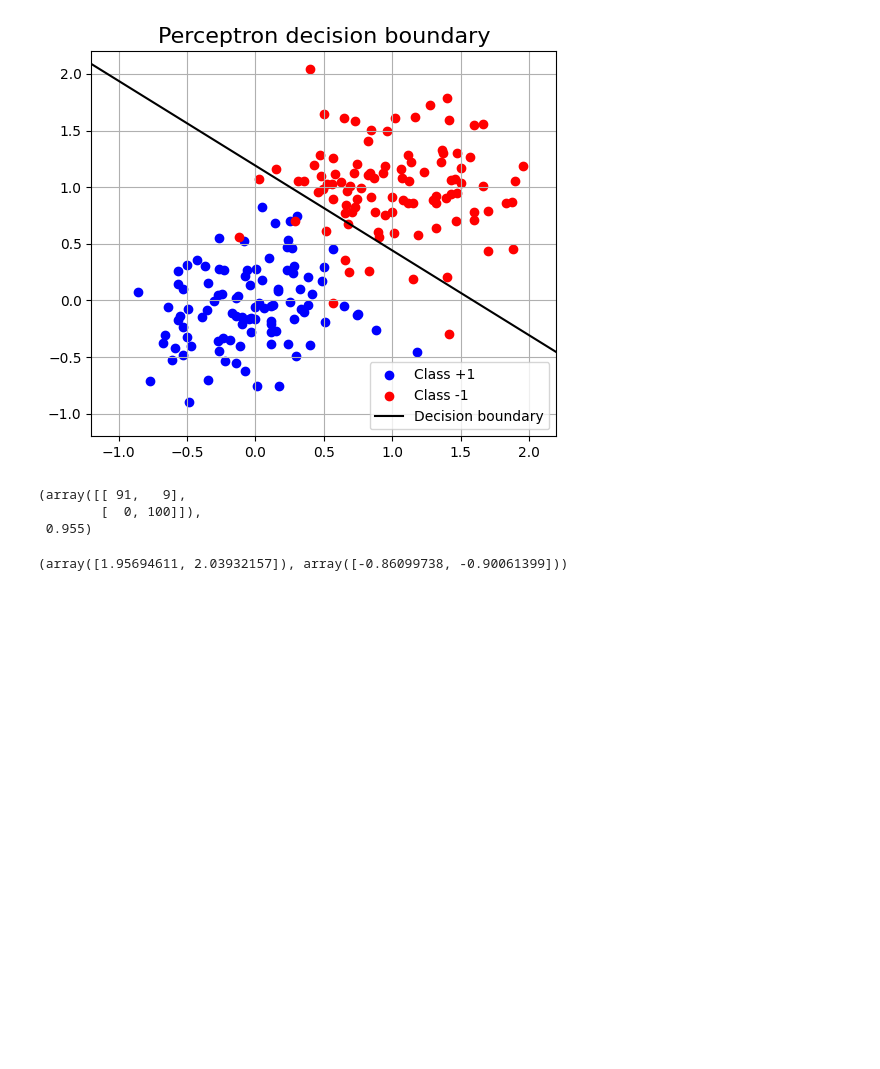
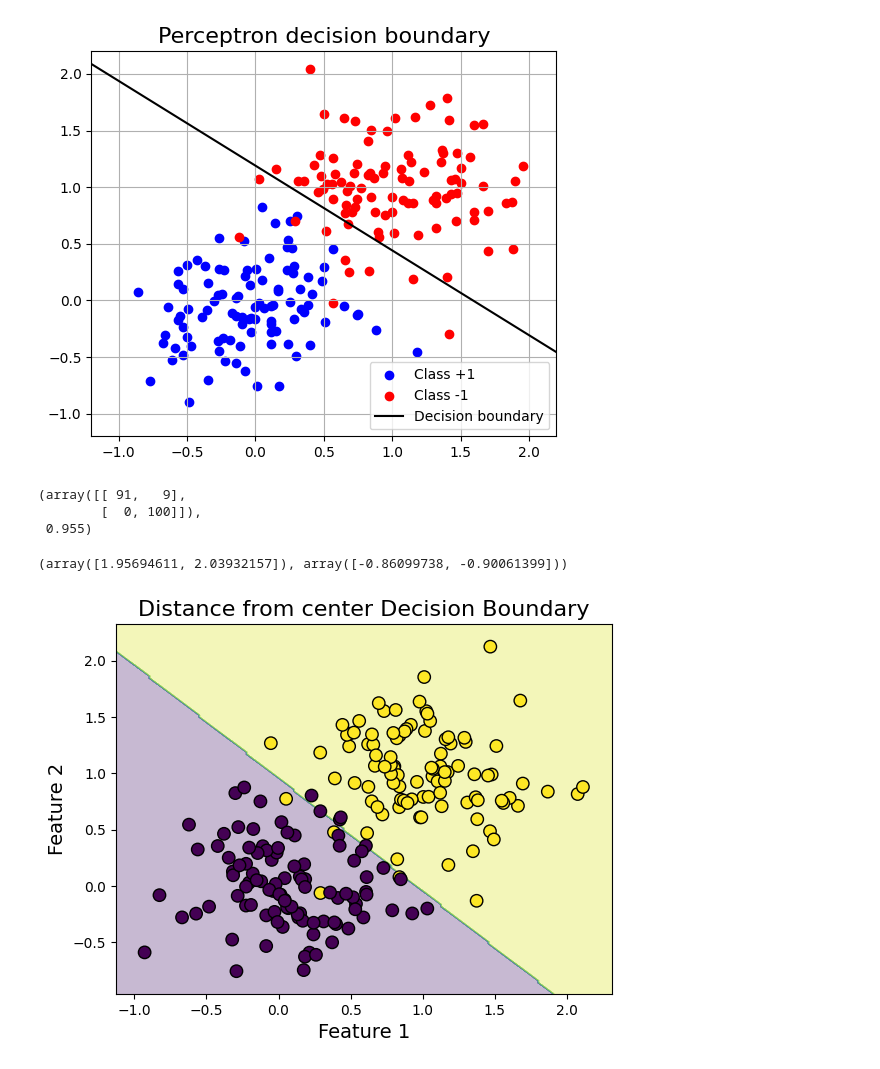
Before and after one commit to ajakovac/ML-in-Practice-I, a Jupyter notebook: DT and bagging.ipynb, the cells around one changed output. Drawn from its saved outputs; the diff is of its cells as text; code cells hidden in the pictures; blank space fills up the shorter version.

```diff
--- a/DT and bagging.ipynb
+++ b/DT and bagging.ipynb
@@ -1127,0 +1135,26 @@ np.max(X_train, axis=0), np.min(X_train, axis=0)
+# %%
+# 1. generate data
+X,y = generate_data(100, 123, width=0.4, offset_A=(1,1), offset_B=(0,0))
+# Generate test data
+X_test, y_test = generate_data(100, 125, width=0.4, offset_A=(1,1), offset_B=(0,0))
+
+pcl = PCA_classifier(n_components=0)
+pcl.fit(X,y)
+accuracy_score(pcl.predict(X_test),y_test)
+
+# Plot decision boundary
+xx, yy = np.meshgrid(
+    np.linspace(X_test[:, 0].min() - 0.2, X_test[:, 0].max() + 0.2, 200),
+    np.linspace(X_test[:, 1].min() - 0.2, X_test[:, 1].max() + 0.2, 200)
+)
+Z = pcl.predict(np.c_[xx.ravel(), yy.ravel()]).reshape(xx.shape)
+
+plt.contourf(xx, yy, -Z, alpha=0.3)
+plt.scatter(X_test[:, 0], X_test[:, 1], c=-y_test, edgecolor='k', s=80)
+plt.title("Distance from center Decision Boundary", fontsize=16)
+plt.xlabel("Feature 1", fontsize=14)
+plt.ylabel("Feature 2", fontsize=14)
+if save_data: plt.savefig('Pics/LLT_decision_boundary.pdf', transparent=True)
+plt.show()
+# %% [output]
+[figure, added]
```
Also changed, not shown: parts of 1 cell of this notebook, 16 other files.
